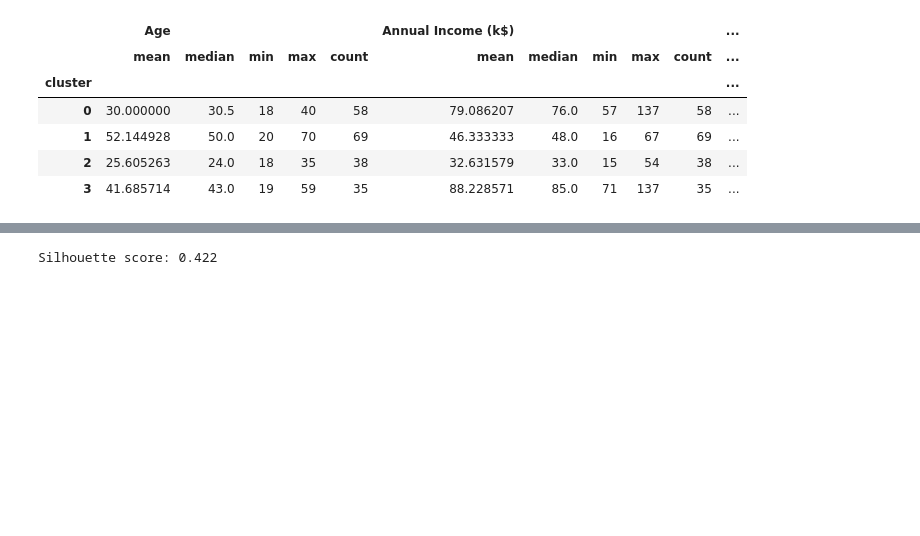
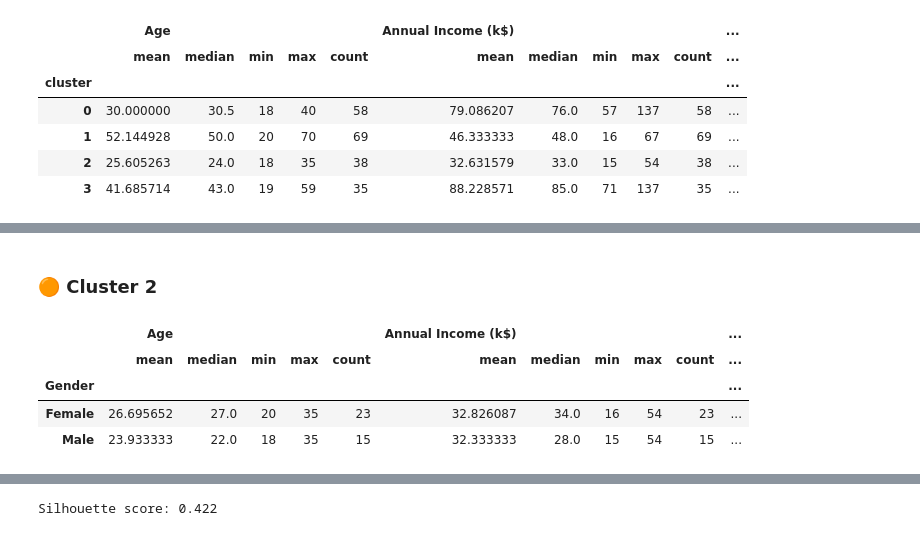
Before and after one commit to sarbjitchoong/mall_customer_segmentation, a Jupyter notebook: Customer_segmentation.ipynb, the cells around one changed output, grey strips where cells are left out. Drawn from its saved outputs; the diff is of its cells as text; code cells hidden in the pictures; blank space fills up the shorter version.

```diff
--- a/Customer_segmentation.ipynb
+++ b/Customer_segmentation.ipynb
@@ -467,0 +503,13 @@ avg_df
+# %% [markdown]
+### 🟠 Cluster 2
+# %%
+df_cluster_2 = df_new[df_new['cluster']==2]
+df_grouped = df_cluster_2.groupby('Gender')
+df_agg2 = df_grouped.agg(["mean", "median", "min", "max", "count"])
+df_agg2
+# %% [output]
+|  | Age |  |  |  |  | Annual Income (k$) |  |  |  |  | ... |
+|  | mean | median | min | max | count | mean | median | min | max | count | ... |
+| Gender |  |  |  |  |  |  |  |  |  |  | ... |
+| Female | 26.695652 | 27.0 | 20 | 35 | 23 | 32.826087 | 34.0 | 16 | 54 | 23 | ... |
+| Male | 23.933333 | 22.0 | 18 | 35 | 15 | 32.333333 | 28.0 | 15 | 54 | 15 | ... |
```
Also changed, not shown: parts of 19 cells of this notebook.
